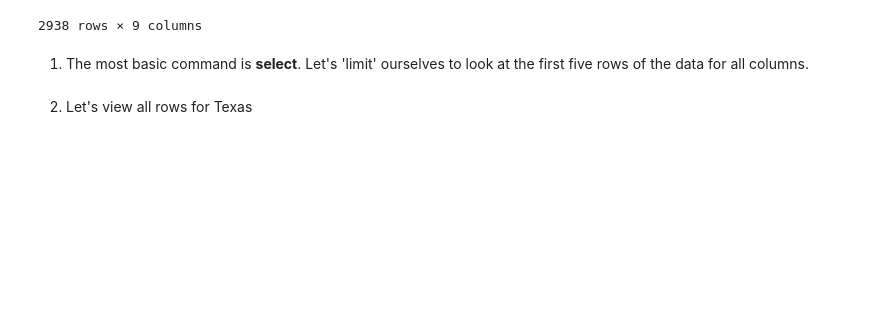
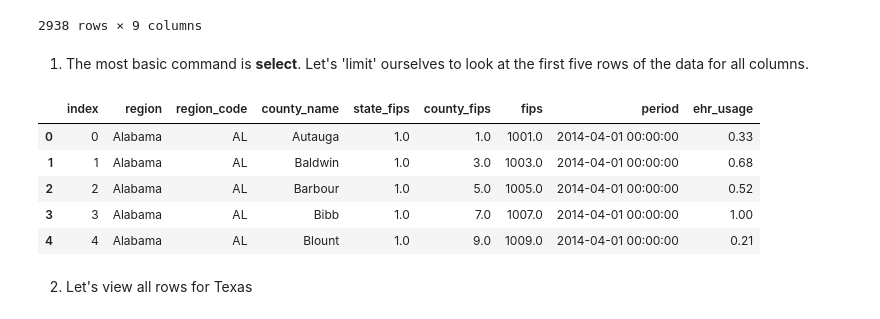
Before and after one commit to mary-vo/data-2-demo, a Jupyter notebook: week_2/week_2_SQL.ipynb, the cells around one changed output. Cells and saved outputs as stored; diff of their text form; code cells hidden in the pictures; blank space fills up the shorter version.

```diff
--- a/week_2/week_2_SQL.ipynb
+++ b/week_2/week_2_SQL.ipynb
@@ -62,6 +93,14 @@ pd.read_sql("select * from surescripts", conn)
 1. The most basic command is **select**. Let's 'limit' ourselves to look at the first five rows of the data for all columns.
 # %%
 # question 1 code below
+pd.read_sql("select * from surescripts limit 5", conn)
+# %% [output]
+|  | index | region | region_code | county_name | state_fips | county_fips | fips | period | ehr_usage |
+| 0 | 0 | Alabama | AL | Autauga | 1.0 | 1.0 | 1001.0 | 2014-04-01 00:00:00 | 0.33 |
+| 1 | 1 | Alabama | AL | Baldwin | 1.0 | 3.0 | 1003.0 | 2014-04-01 00:00:00 | 0.68 |
+| 2 | 2 | Alabama | AL | Barbour | 1.0 | 5.0 | 1005.0 | 2014-04-01 00:00:00 | 0.52 |
+| 3 | 3 | Alabama | AL | Bibb | 1.0 | 7.0 | 1007.0 | 2014-04-01 00:00:00 | 1.00 |
+| 4 | 4 | Alabama | AL | Blount | 1.0 | 9.0 | 1009.0 | 2014-04-01 00:00:00 | 0.21 |
 # %% [markdown]
 2. Let's view all rows for Texas
 # %%
```
Also changed, not shown: parts of 13 cells of this notebook.
